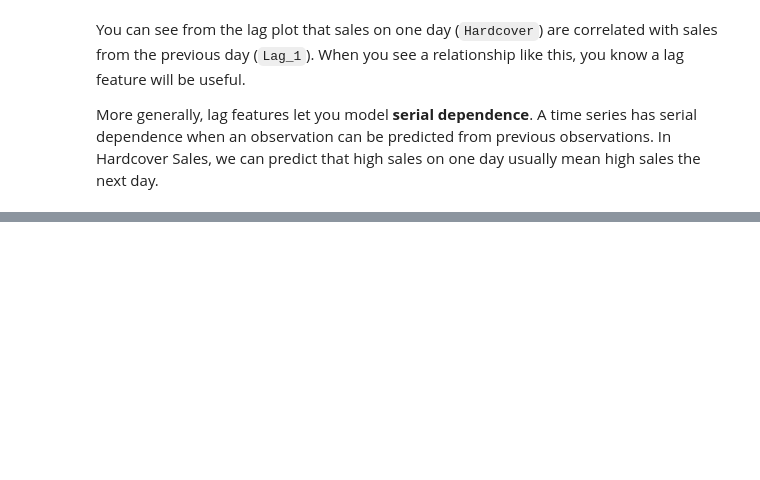
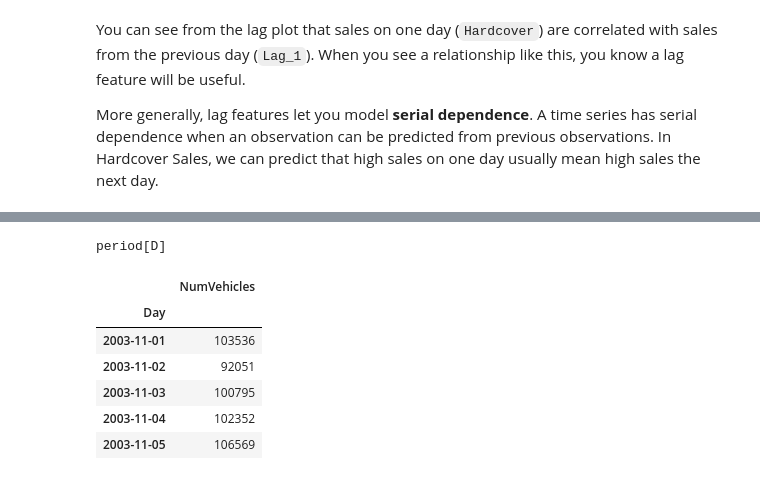
Before and after one commit to pengfei99/LearnTimeSeries, a Jupyter notebook: Lessons/01.Linear_regression_ts.ipynb, the cells around one changed output, grey strips where cells are left out. Drawn from its saved outputs; the diff is of its cells as text; code cells hidden in the pictures; blank space fills up the shorter version.

```diff
--- a/Lessons/01.Linear_regression_ts.ipynb
+++ b/Lessons/01.Linear_regression_ts.ipynb
@@ -149,0 +190,16 @@ More generally, lag features let you model **serial dependence**. A time series
+# %%
+# # now the index Day type is period[D]
+print(tunnel_df.index.dtype)
+# %% [output]
+period[D]
+# %%
+#  the value stays the same
+tunnel_df.head()
+# %% [output]
+|  | NumVehicles |
+| Day |  |
+| 2003-11-01 | 103536 |
+| 2003-11-02 | 92051 |
+| 2003-11-03 | 100795 |
+| 2003-11-04 | 102352 |
+| 2003-11-05 | 106569 |
```
Also changed, not shown: parts of 12 cells of this notebook.
